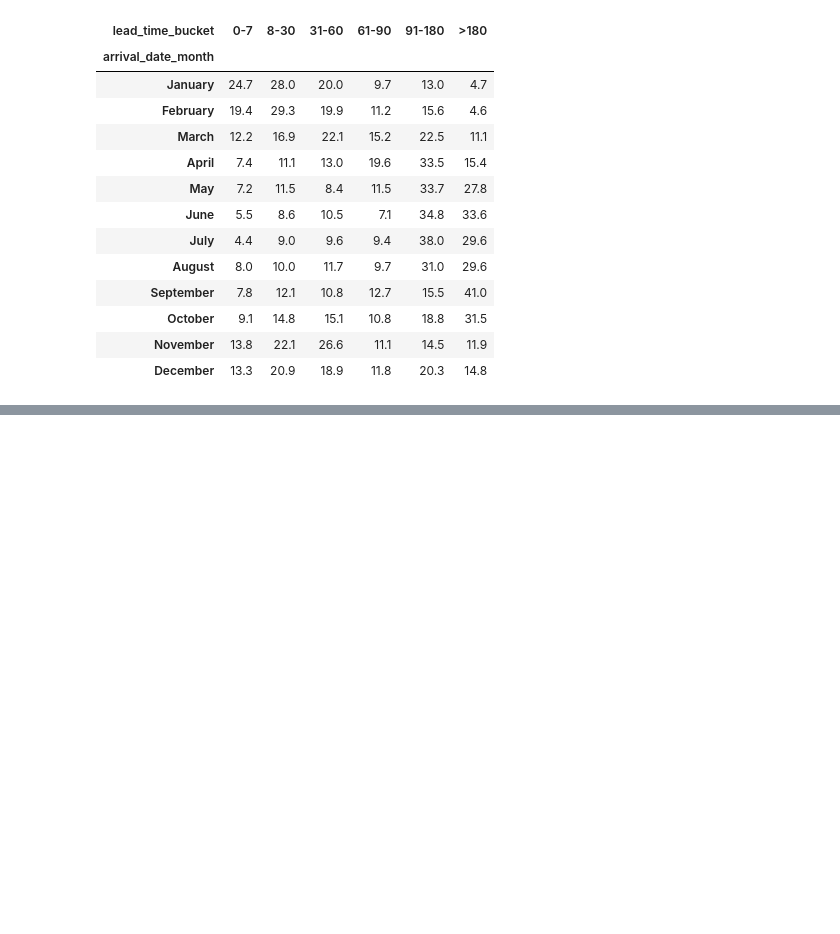
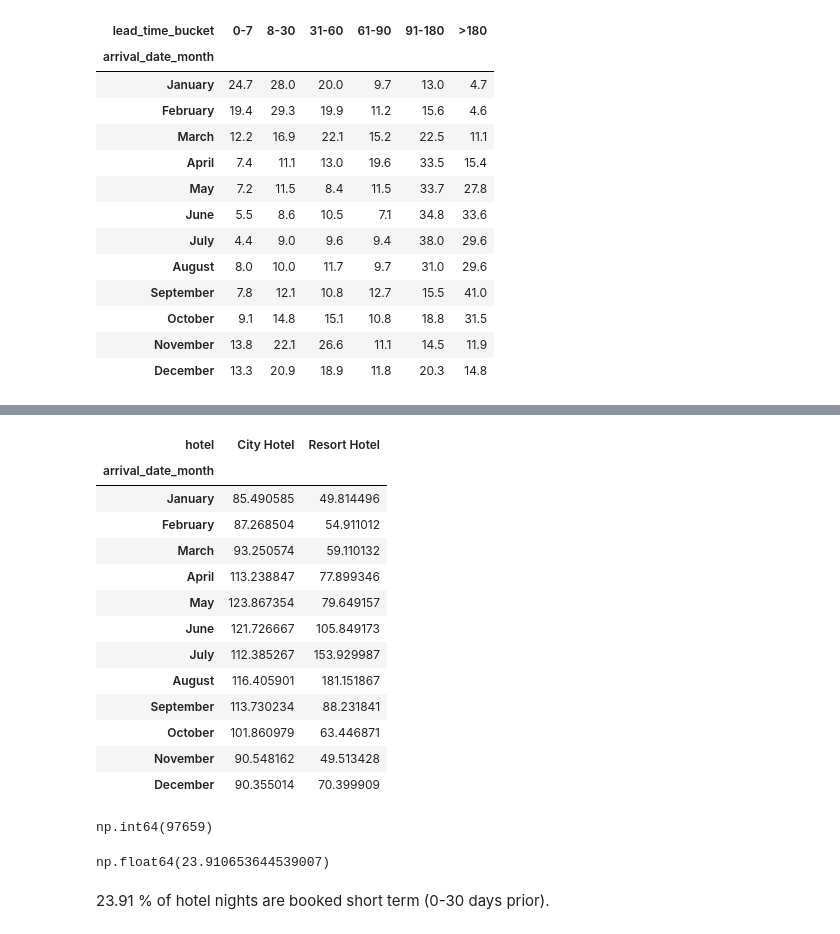
Before and after one commit to Kaevin-boi/Revenue-management-hotel, a Jupyter notebook: Notebooks/01_eda_revenue_management.ipynb, the cells around one changed output, grey strips where cells are left out. Cells and saved outputs as stored; diff of their text form; code cells hidden in the pictures; blank space fills up the shorter version.

Commit message:
First steps of Revenue Management operations

```diff
--- a/Notebooks/01_eda_revenue_management.ipynb
+++ b/Notebooks/01_eda_revenue_management.ipynb
@@ -708,0 +794,13 @@ monthly_lead_time_share.round(1)
+# %%
+hotel_month_revenue = (
+    df_clean.assign(
+        revenue_proxy=df_clean["adr"] * df_clean["total_nights"]
+    )
+    .groupby(
+        ["hotel", "arrival_date_month"],
+        observed=True
+    )["revenue_proxy"]
+    .sum()
+)
+
+hotel_month_revenue
@@ -708,0 +825,63 @@ monthly_lead_time_share.round(1)
+# %%
+monthly_booked_nights = monthly_demand
+
+monthly_booked_nights_by_hotel = monthly_hotel_demand
+
+monthly_booked_nights_share_by_hotel = monthly_hotel_share
+
+monthly_booked_nights_by_month_and_lead_time = monthly_lead_time
+
+monthly_booked_nights_share_by_month_and_lead_time = monthly_lead_time_share
+
+lead_time_share_by_hotel = lead_time_hotel_share
+
+monthly_demand_and_adr_by_hotel = hotel_month
+
+monthly_revenue_proxy_by_hotel = hotel_month_revenue
+# %%
+revenue_per_booked_night_by_hotel = (
+    monthly_revenue_proxy_by_hotel
+    .unstack()
+    .T
+    .div(monthly_booked_nights_by_hotel)
+)
+
+revenue_per_booked_night_by_hotel
+# %% [output]
+| hotel | City Hotel | Resort Hotel |
+| arrival_date_month |  |  |
+| January | 85.490585 | 49.814496 |
+| February | 87.268504 | 54.911012 |
+| March | 93.250574 | 59.110132 |
+| April | 113.238847 | 77.899346 |
+| May | 123.867354 | 79.649157 |
+| June | 121.726667 | 105.849173 |
+| July | 112.385267 | 153.929987 |
+| August | 116.405901 | 181.151867 |
+| September | 113.730234 | 88.231841 |
+| October | 101.860979 | 63.446871 |
+| November | 90.548162 | 49.513428 |
+| December | 90.355014 | 70.399909 |
+# %%
+short_term_booked_nights = (
+    df_clean.loc[
+        df_clean["lead_time_bucket"].isin(["0-7", "8-30"]),
+        "total_nights"
+    ].sum()
+)
+
+short_term_booked_nights
+# %% [output]
+np.int64(97659)
+# %%
+short_term_demand_share = (
+    short_term_booked_nights
+    / df_clean["total_nights"].sum()
+    * 100
+)
+
+short_term_demand_share
+# %% [output]
+np.float64(23.910653644539007)
+# %% [markdown]
+23.91 % of hotel nights are booked short term (0-30 days prior).
```
Also changed, not shown: parts of 15 cells of this notebook.
